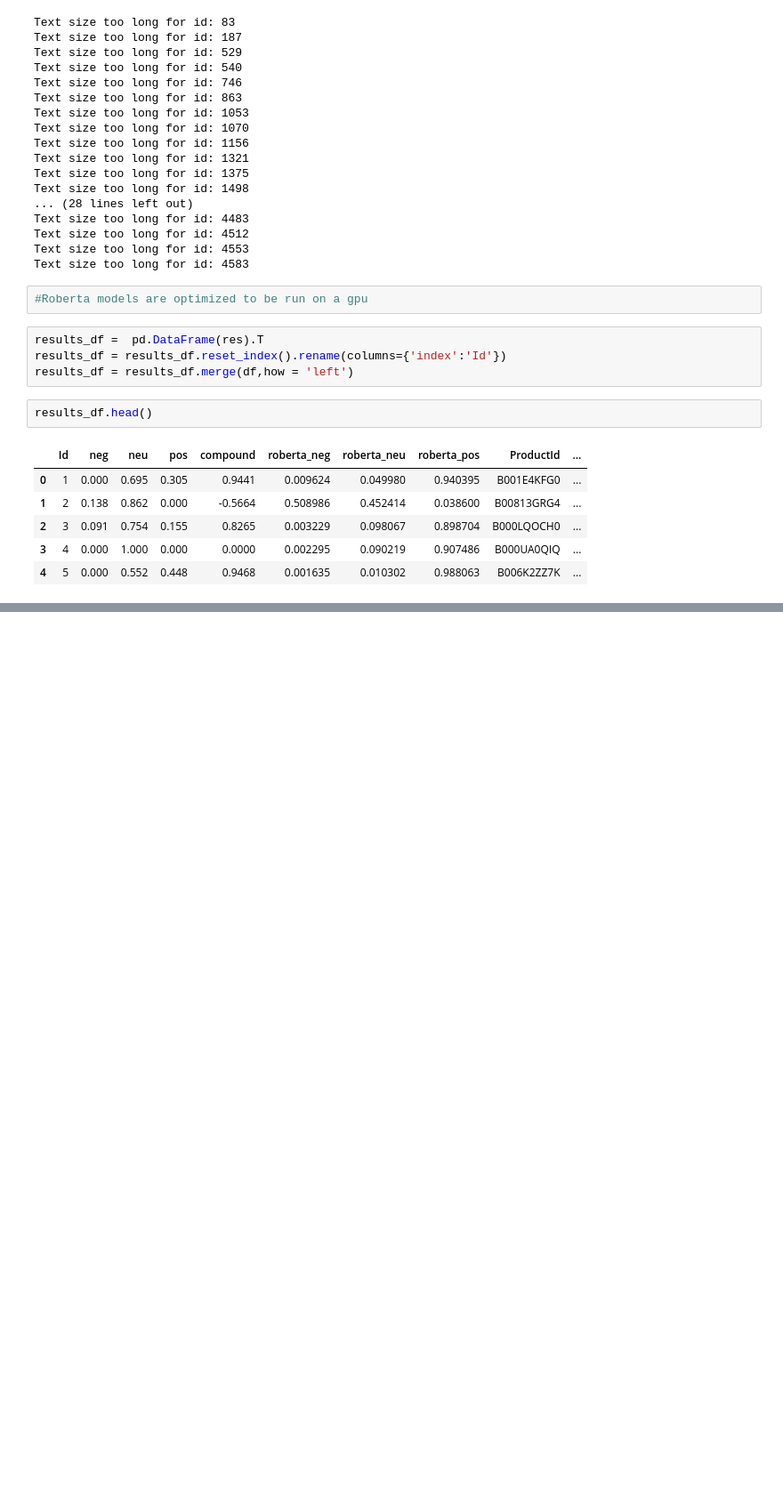
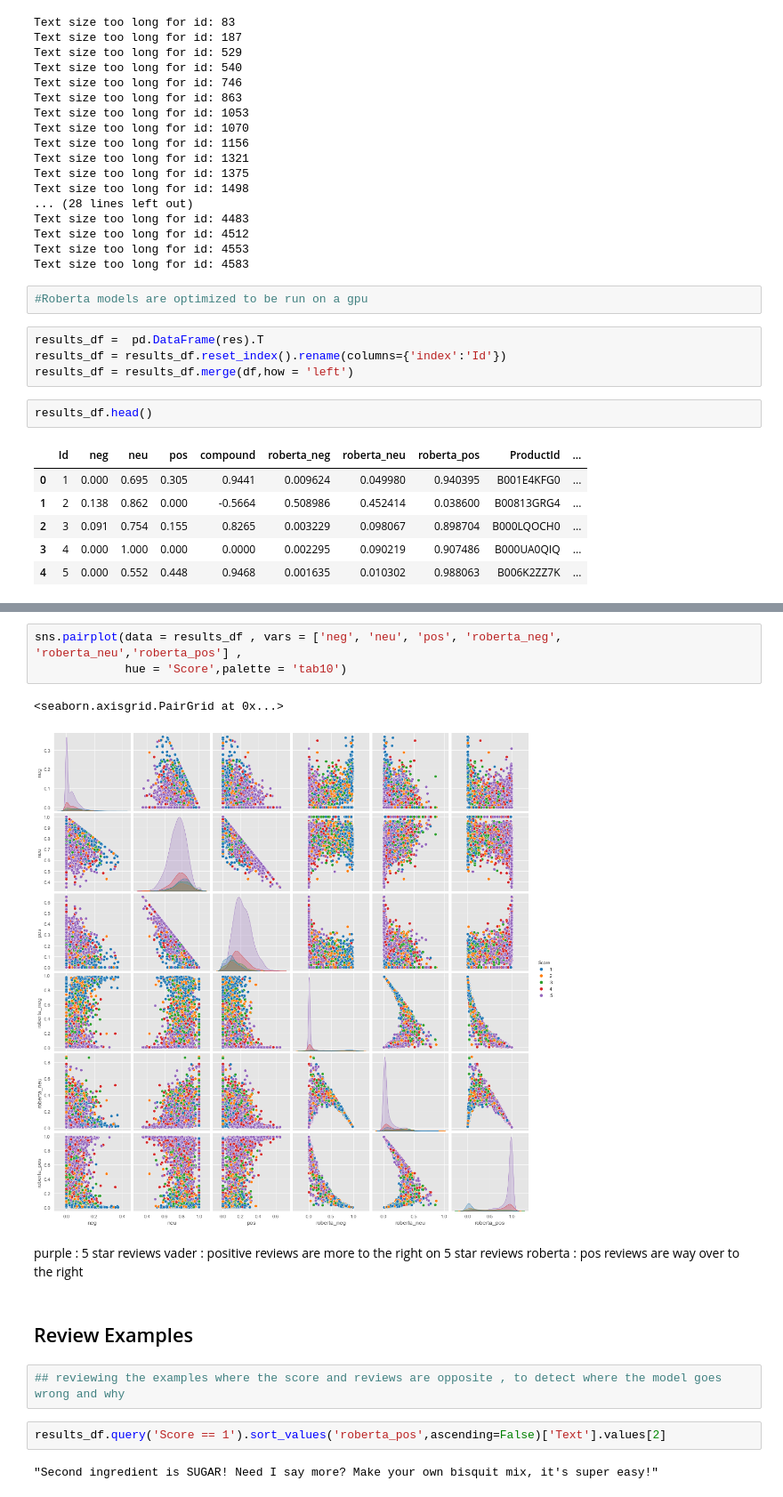
Before and after one commit to preethi-prak/AmazonReviews, a Jupyter notebook: AmazonReviews.ipynb, the cells around one changed output, grey strips where cells are left out. Shown at 89% size. Drawn from its saved outputs; the diff is of its cells as text; blank space fills up the shorter version.

Commit message:
#7 Comparing the sentiment scoring of vader and roberta in a pairplot inorder to compare the results  , using the transformer pipeline to detect individual sentences

```diff
--- a/AmazonReviews.ipynb
+++ b/AmazonReviews.ipynb
@@ -293,0 +304,18 @@ results_df.head()
+# %%
+sns.pairplot(data = results_df , vars = ['neg', 'neu', 'pos', 'roberta_neg', 'roberta_neu','roberta_pos'] ,
+             hue = 'Score',palette = 'tab10')
+# %% [output]
+<seaborn.axisgrid.PairGrid at 0x...>
+[figure, added]
+# %% [markdown]
+purple : 5 star reviews
+vader : positive reviews are more to the right on 5 star reviews
+roberta : pos reviews are way over to the right
+# %% [markdown]
+## Review Examples
+# %%
+## reviewing the examples where the score and reviews are opposite , to detect where the model goes wrong and why
+# %%
+results_df.query('Score == 1').sort_values('roberta_pos',ascending=False)['Text'].values[2]
+# %% [output]
+"Second ingredient is SUGAR! Need I say more? Make your own bisquit mix, it's super easy!"
```
Also changed, not shown: parts of 10 cells of this notebook.
